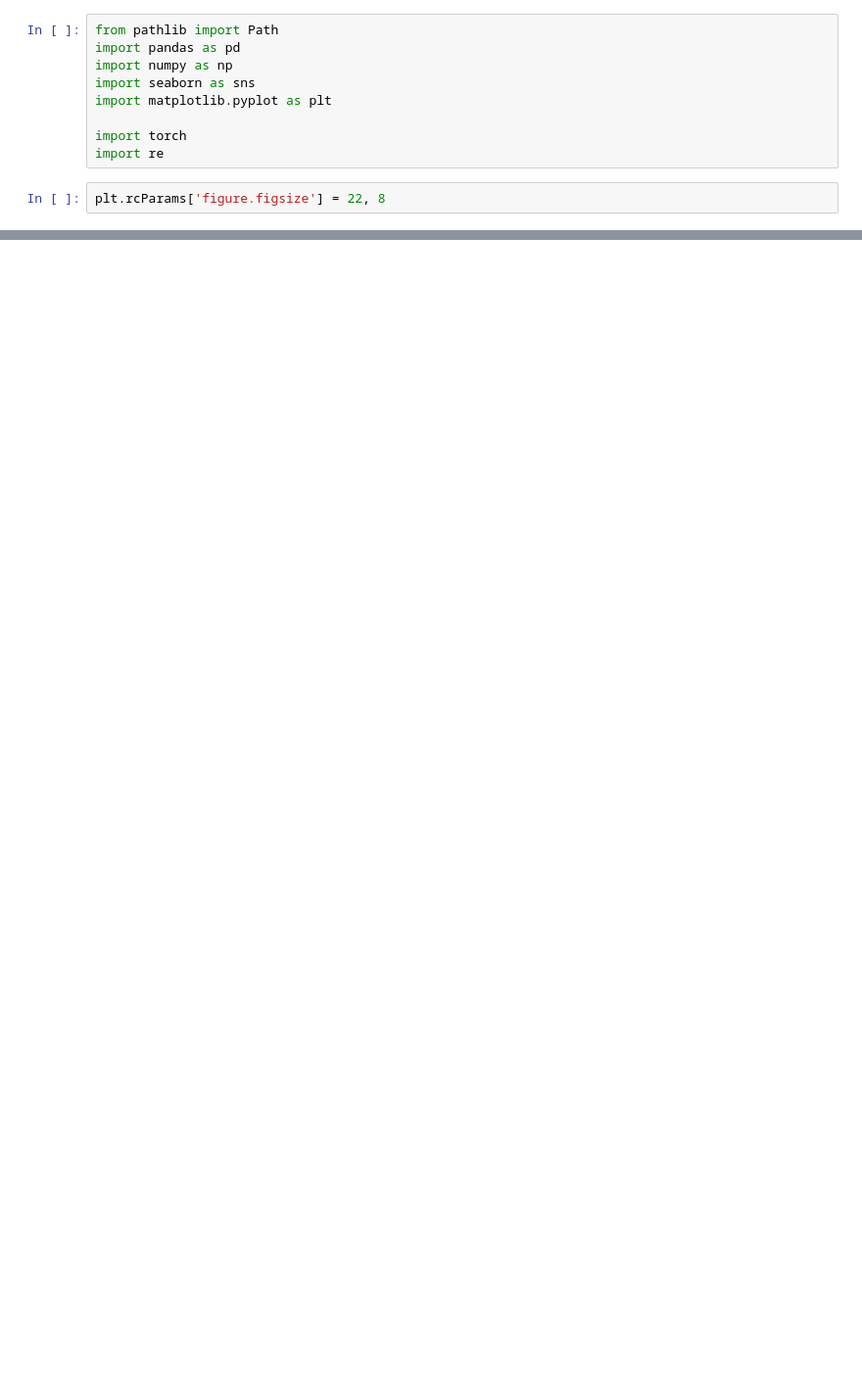
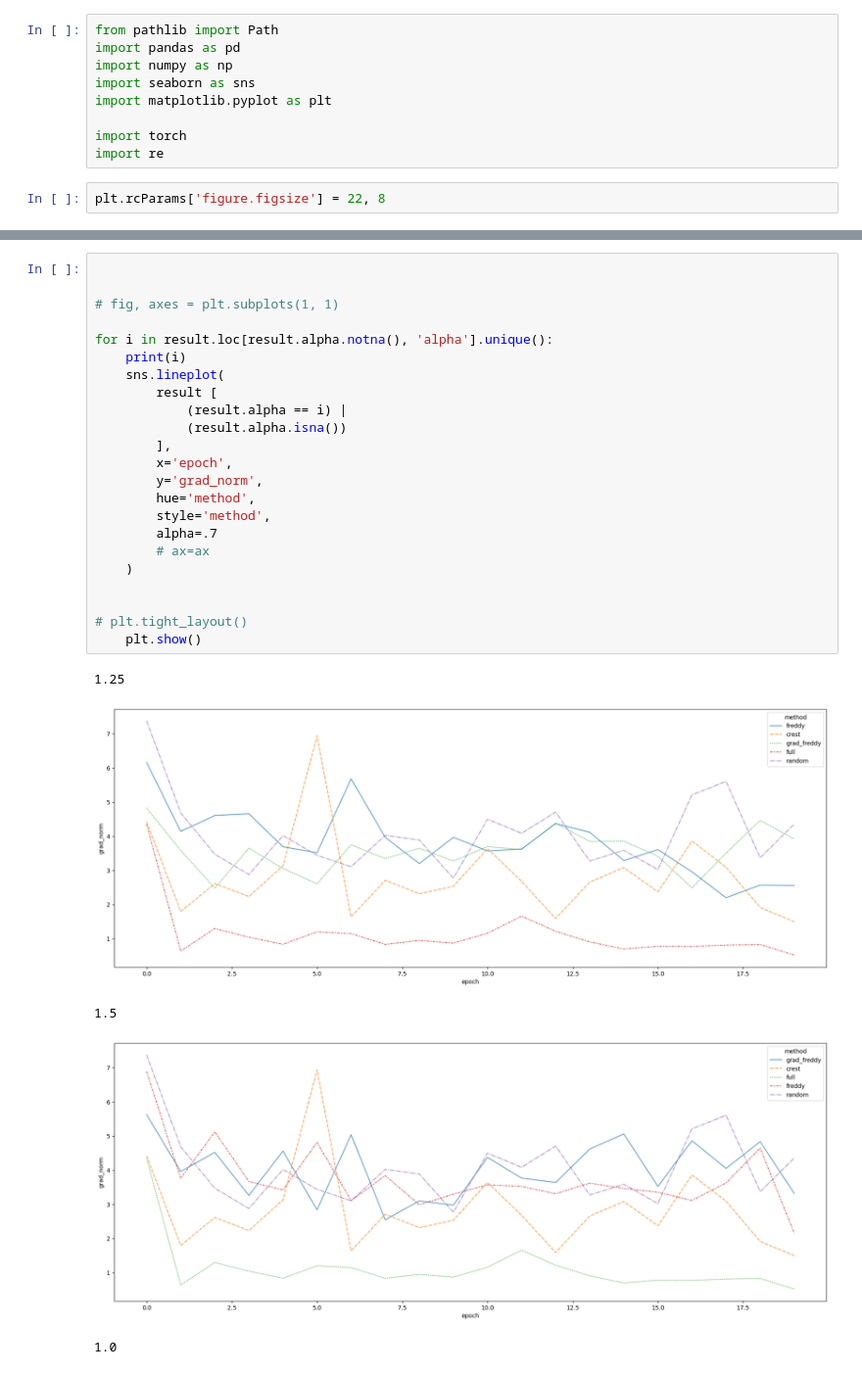
Before and after one commit to victor-ribeiro/freddy, a Jupyter notebook: Untitled.ipynb, the cells around one changed output, grey strips where cells are left out. Shown at 98% size. Drawn from its saved outputs; the diff is of its cells as text; blank space fills up the shorter version.

```diff
--- a/Untitled.ipynb
+++ b/Untitled.ipynb
@@ -92,0 +94,29 @@ result
+# %%
+
+
+# fig, axes = plt.subplots(1, 1)
+
+for i in result.loc[result.alpha.notna(), 'alpha'].unique():
+    print(i)
+    sns.lineplot(
+        result [
+            (result.alpha == i) |
+            (result.alpha.isna())
+        ],
+        x='epoch',
+        y='grad_norm',
+        hue='method',
+        style='method',
+        alpha=.7
+        # ax=ax
+    )
+
+
+# plt.tight_layout()
+    plt.show()
+# %% [output]
+1.25
+[figure, added]
+1.5
+[figure, added]
+1.0
```
Also changed, not shown: parts of 5 cells of this notebook, 9 other files.
